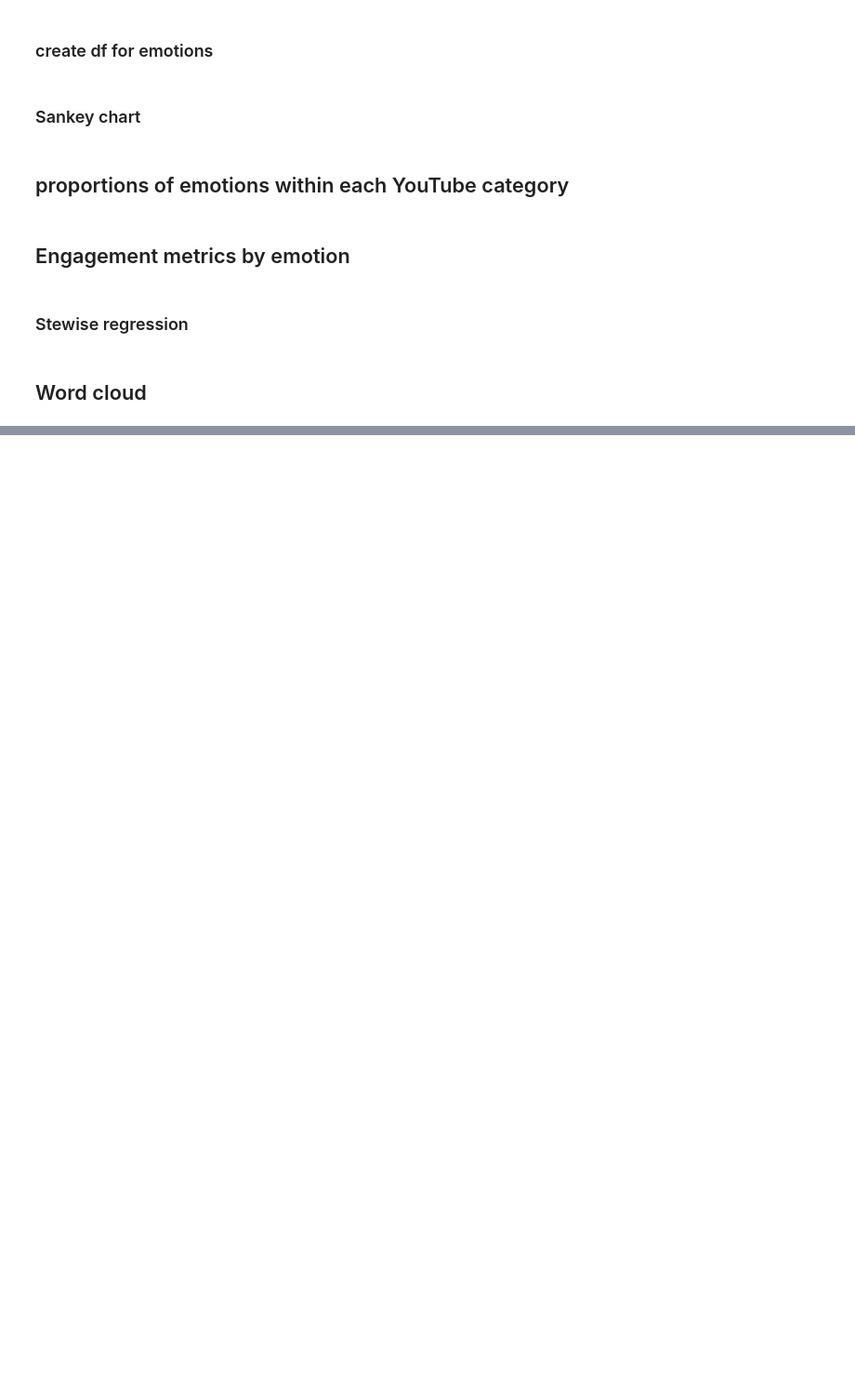
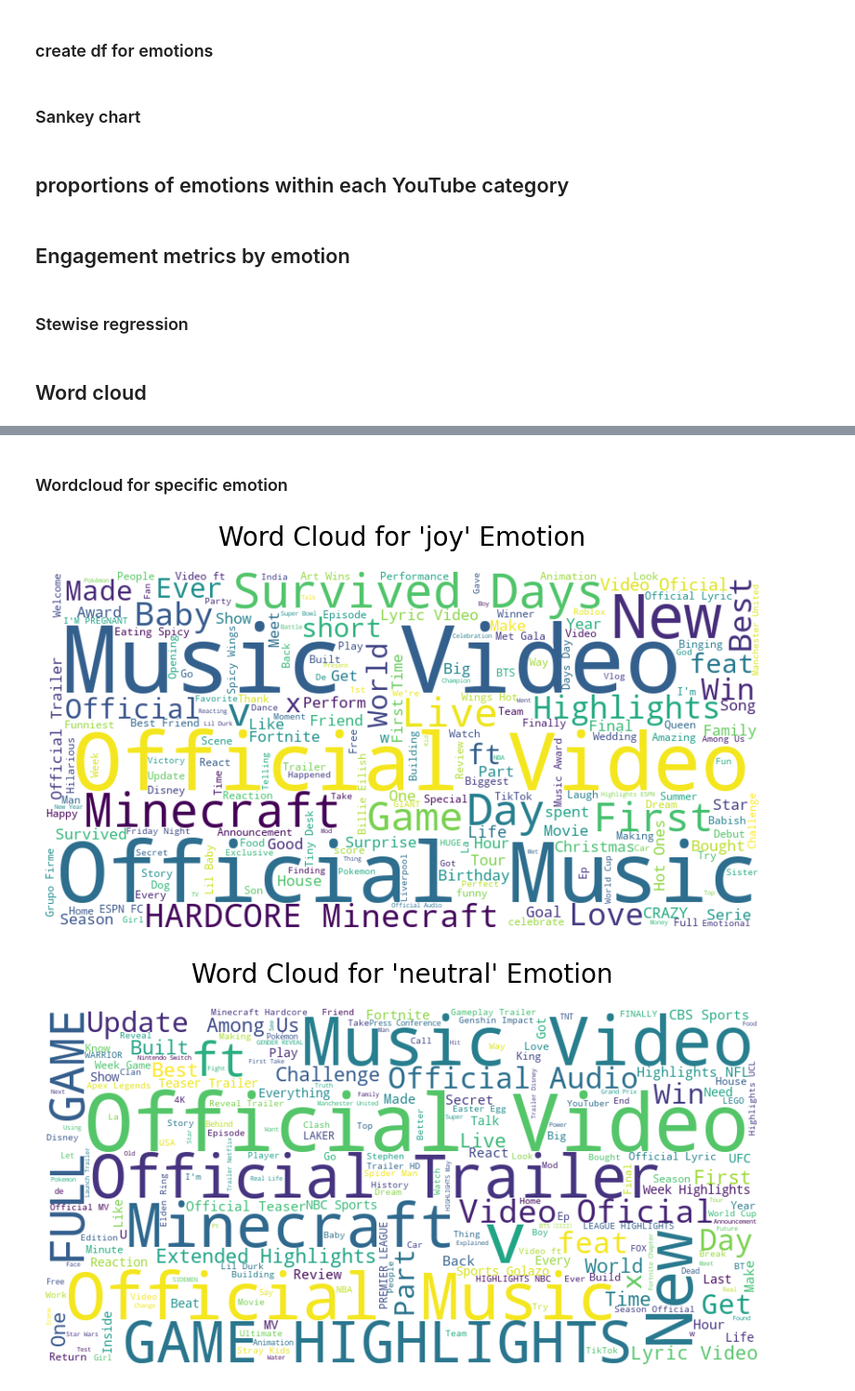
Before and after one commit to seszele64/Youtube-sentiment-analysis-project, a Jupyter notebook: 5. results_visualisation.ipynb, the cells around one changed output, grey strips where cells are left out. Shown at 93% size. Drawn from its saved outputs; the diff is of its cells as text; code cells hidden in the pictures; blank space fills up the shorter version.

```diff
--- a/5. results_visualisation.ipynb
+++ b/5. results_visualisation.ipynb
@@ -829,0 +1237,25 @@ from wordcloud import WordCloud
+# %% [markdown]
+### Wordcloud for specific emotion
+# %%
+# build function to build wordcloud for input of emotion based on lemmatized text
+
+## subset for specific emotion
+def create_word_cloud_emotion(emotion, use_stemming=False):
+    # Filter the DataFrame for the specified emotion
+    emotion_df = wordcloud_df.filter(wordcloud_df.highest_confidence_emotion == emotion)
+
+    # Select the 'title' column and collect the data
+    titles = emotion_df.select("title").rdd.flatMap(lambda x: x).collect()
+
+    # Create the word cloud
+    create_word_cloud(titles, use_stemming, f"Word Cloud for '{emotion}' Emotion")
+
+
+# Example usage
+# create_word_cloud_emotion("anger", use_stemming=False)
+# %%
+for emotion in wordcloud_df.select("highest_confidence_emotion").distinct().rdd.flatMap(lambda x: x).collect():
+    create_word_cloud_emotion(emotion, use_stemming=False)
+# %% [output]
+[figure, added]
+[figure, added]
```
Also changed, not shown: parts of 36 cells of this notebook.
